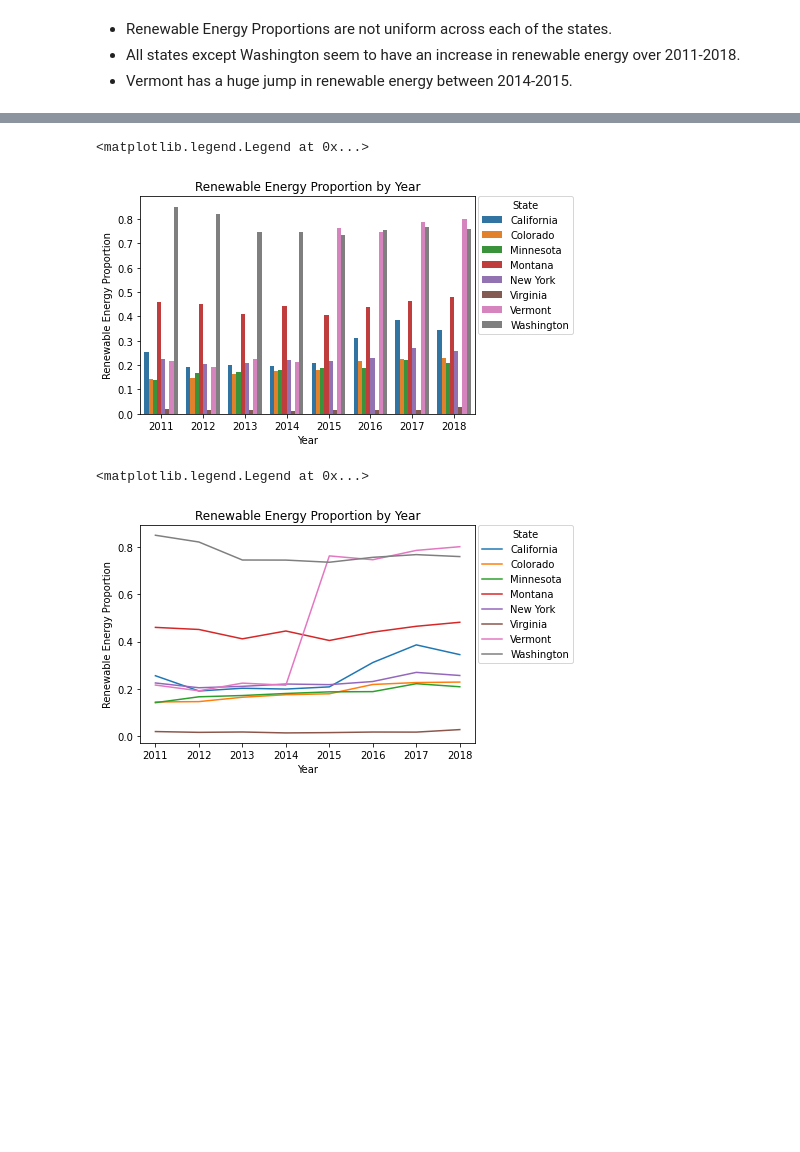
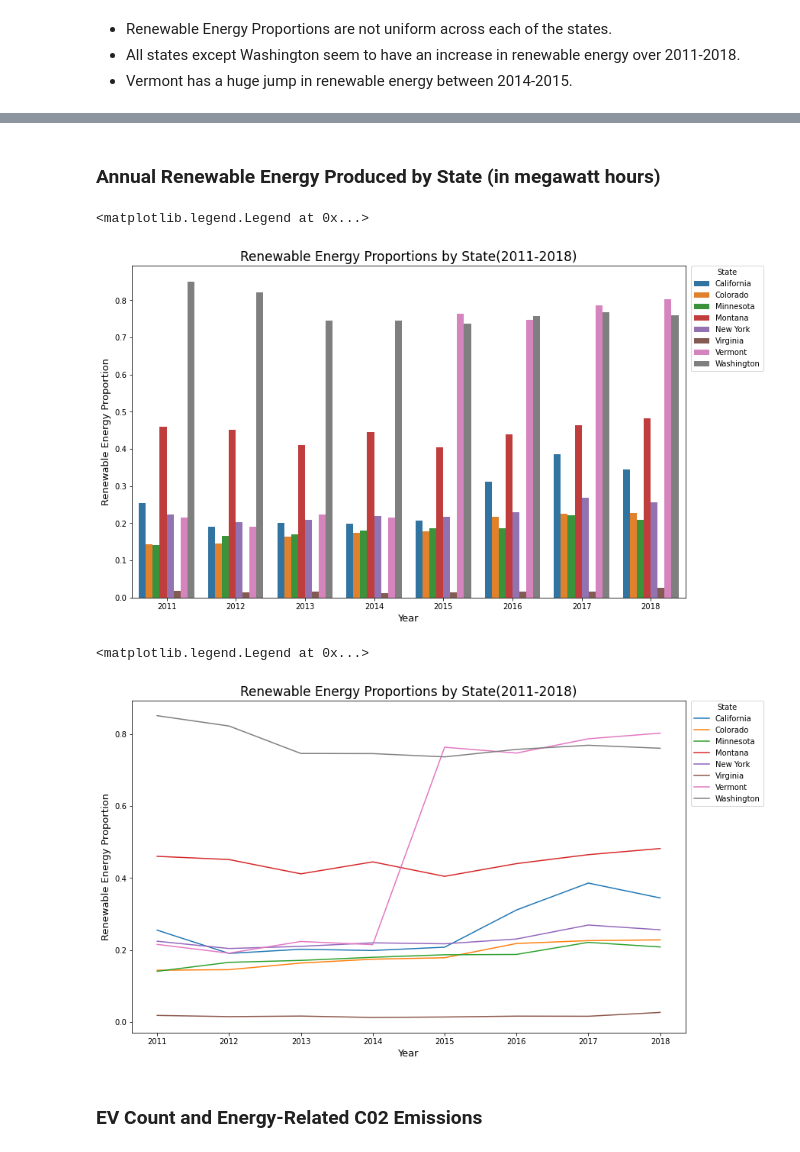
Before and after one commit to michaelgranado/EV-Count-and-CO2-Emissions-Project, a Jupyter notebook: EDACheckpointGroup039-Wi22.ipynb, the cells around one changed output, grey strips where cells are left out. Saved outputs shown, nothing was run; the diff lists cells and outputs as text; code cells hidden in the pictures; blank space fills up the shorter version.

```diff
--- a/EDACheckpointGroup039-Wi22.ipynb
+++ b/EDACheckpointGroup039-Wi22.ipynb
@@ -476,0 +505,11 @@ plt.legend(title='State', bbox_to_anchor=(1.01, 1), loc='upper left', borderaxes
+# %%
+print("State Differences from 2011 to 2018 in Energy-Related Energy Emissions")
+print("")
+sub_df = df.set_index(['State', 'Year'])
+energy_em_diff = []
+for state in states:
+    energy_em_diff.append(round(sub_df.loc[state, '2018'].energy_em - sub_df.loc[state, '2011'].energy_em,1))
+x = 0
+for state in states:
+    print(state,": ", energy_em_diff[x])
+    x = x + 1
@@ -476,0 +549,11 @@ plt.legend(title='State', bbox_to_anchor=(1.01, 1), loc='upper left', borderaxes
+# %%
+print("State Differences from 2011 to 2018 in Electricity-Related Energy Emissions")
+print("")
+sub_df = df.set_index(['State', 'Year'])
+electric_em_diff = []
+for state in states:
+    electric_em_diff.append(round(sub_df.loc[state, '2018'].electric_em - sub_df.loc[state, '2011'].electric_em,1))
+x = 0
+for state in states:
+    print(state,": ", electric_em_diff[x])
+    x = x + 1
@@ -476,0 +593,12 @@ plt.legend(title='State', bbox_to_anchor=(1.01, 1), loc='upper left', borderaxes
+# %%
+print("State Differences from 2011 to 2018 in Transportation-Related Energy Emissions")
+print("")
+sub_df = df.set_index(['State', 'Year'])
+transportation_em_diff = []
+for state in states:
+    transportation_em_diff.append(round(sub_df.loc[state, '2018'].transportation_em - sub_df.loc[state, '2011']
+                                        .transportation_em,1))
+x = 0
+for state in states:
+    print(state,": ", transportation_em_diff[x])
+    x = x + 1
@@ -477,16 +616,24 @@ plt.legend(title='State', bbox_to_anchor=(1.01, 1), loc='upper left', borderaxes
+# %% [markdown]
+### Annual Renewable Energy Produced by State (in megawatt hours)
 # %%
+plt.figure(figsize=(13,8))
 renewable_energy_bar = sns.barplot(data=df, x='Year', y='Proportion', hue='State')
-renewable_energy_bar.set_title('Renewable Energy Proportion by Year')
-renewable_energy_bar.set_ylabel('Renewable Energy Proportion', fontsize=10)
+renewable_energy_bar.set_title('Renewable Energy Proportions by State(2011-2018)', fontsize=17)
+renewable_energy_bar.set_ylabel('Renewable Energy Proportion', fontsize=13)
+renewable_energy_bar.set_xlabel('Year', fontsize=13)
 plt.legend(title='State', bbox_to_anchor=(1.01, 1), loc='upper left', borderaxespad=0)
 # %% [output]
 <matplotlib.legend.Legend at 0x...>
-[figure, old version]
+[figure, new version]
 # %%
+plt.figure(figsize=(13,8))
 renewable_energy_line = sns.lineplot(data=df, x='Year', y='Proportion', hue='State')
-renewable_energy_line.set_title('Renewable Energy Proportion by Year')
-renewable_energy_line.set_ylabel('Renewable Energy Proportion', fontsize=10)
+renewable_energy_line.set_title('Renewable Energy Proportions by State(2011-2018)', fontsize=17)
+renewable_energy_line.set_ylabel('Renewable Energy Proportion', fontsize=13)
+renewable_energy_line.set_xlabel('Year', fontsize=13)
 plt.legend(title='State', bbox_to_anchor=(1.01, 1), loc='upper left', borderaxespad=0)
 # %% [output]
 <matplotlib.legend.Legend at 0x...>
-[figure, old version]
+[figure, new version]
+# %% [markdown]
+### EV Count and Energy-Related C02 Emissions
```
Also changed, not shown: parts of 29 cells of this notebook.
